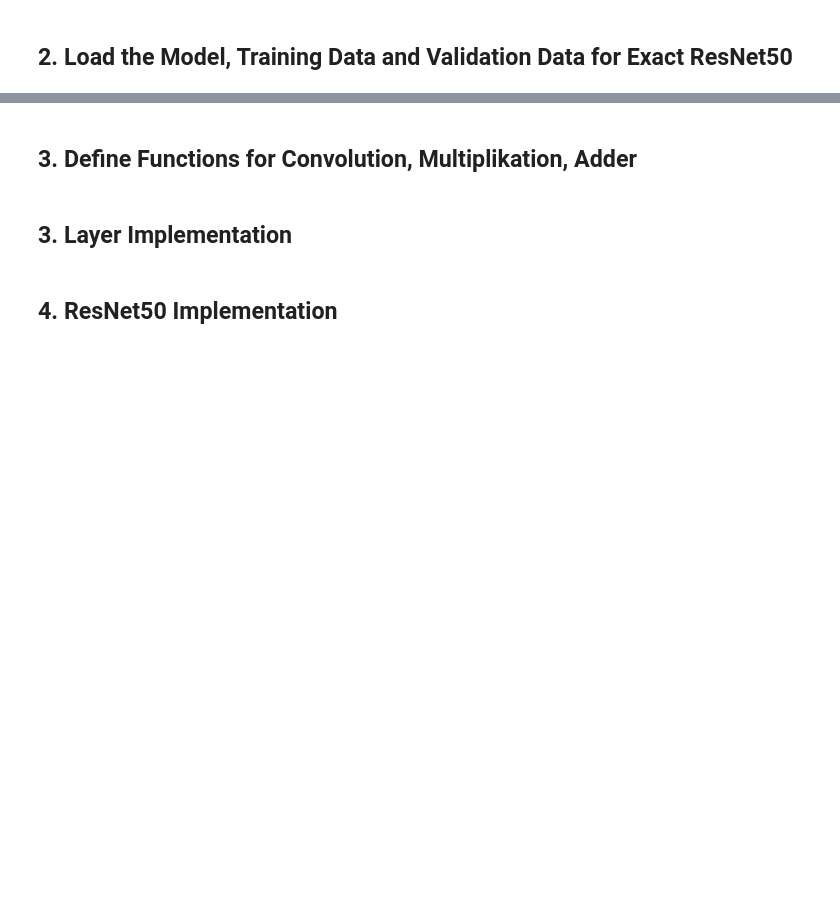
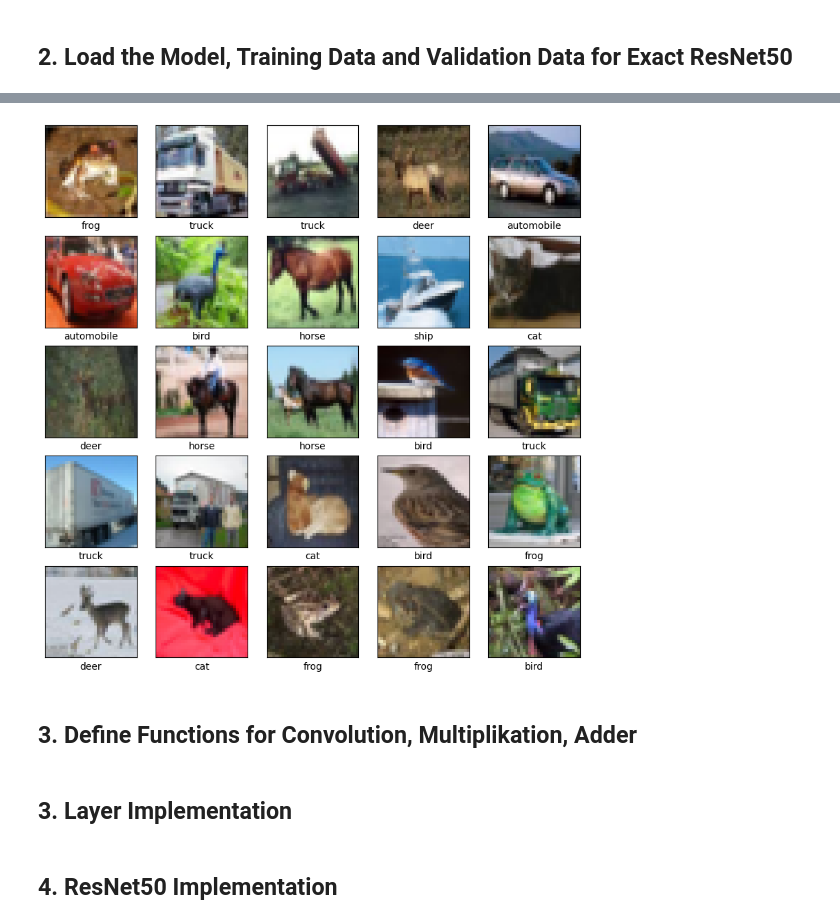
Before and after one commit to DerBurri/ecp, a Jupyter notebook: final_project/resnet_machinelearning.ipynb, the cells around one changed output, grey strips where cells are left out. Drawn from its saved outputs; the diff is of its cells as text; code cells hidden in the pictures; blank space fills up the shorter version.

```diff
--- a/final_project/resnet_machinelearning.ipynb
+++ b/final_project/resnet_machinelearning.ipynb
@@ -125,3 +84,22 @@ Epoch 3/3
+# %%
+## Show Data in the dataset
+
+# Define class names
+class_names = ['airplane', 'automobile', 'bird', 'cat', 'deer',
+               'dog', 'frog', 'horse', 'ship', 'truck']
+
+# Display first 25 images from the training set
+plt.figure(figsize=(10, 10))
+for i in range(25):
+    plt.subplot(5, 5, i + 1)
+    plt.xticks([])
+    plt.yticks([])
+    plt.grid(False)
+    plt.imshow(training_images[i], cmap=plt.cm.binary)
+    plt.xlabel(class_names[training_labels[i][0]])
+plt.show()
+# %% [output]
+[figure, added]
 # %% [markdown]
 ## 3. Define Functions for Convolution, Multiplikation, Adder
 # %%
```
Also changed, not shown: parts of 12 cells of this notebook.
